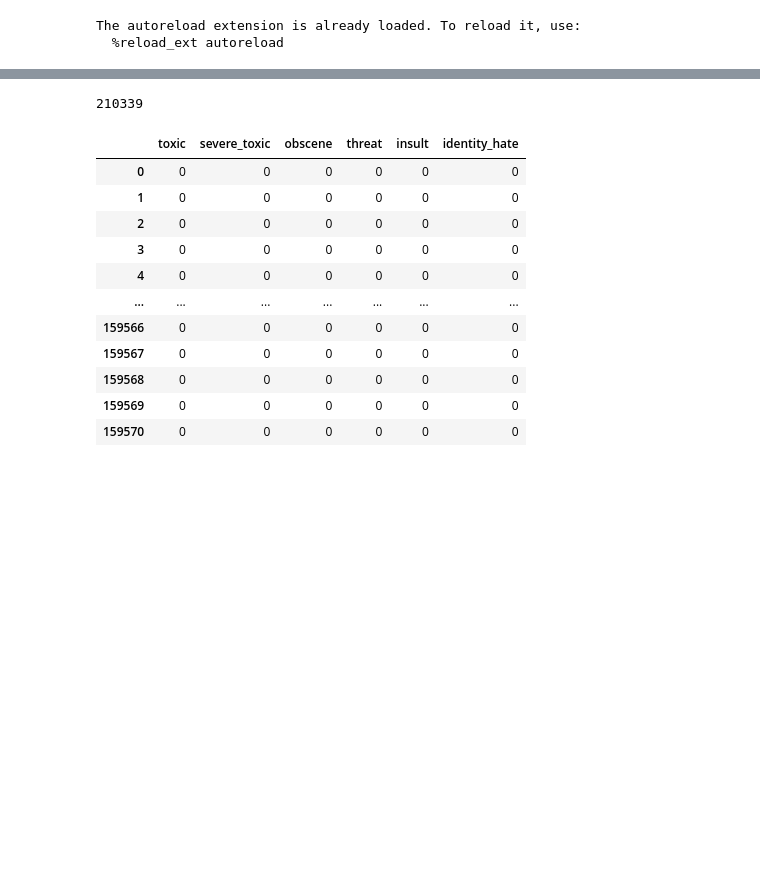
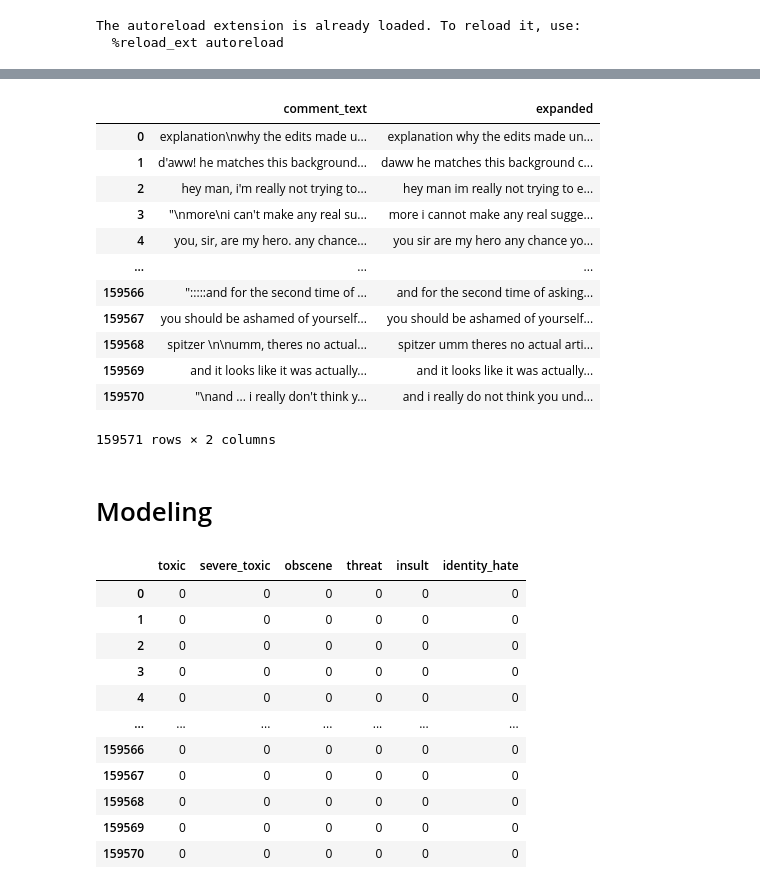
Before and after one commit to guywuolletjr/reddit_content_mod, a Jupyter notebook: Keras RNN.ipynb, the cells around one changed output, grey strips where cells are left out. Cells and saved outputs as stored; diff of their text form; code cells hidden in the pictures; blank space fills up the shorter version.

```diff
--- a/Keras RNN.ipynb
+++ b/Keras RNN.ipynb
@@ -67,3 +224,49 @@ X_train, y_train, X_test, y_test = load_data()
+# %%
+#convert text to lowercase
+X_train = X_train.apply(lambda x: x.astype(str).str.lower())
+X_test = X_test.apply(lambda x: x.astype(str).str.lower())
+
+#column now has the expanded contractions
+X_train['expanded'] = X_train.comment_text.apply(expandContractions)
+X_test['expanded'] = X_test.comment_text.apply(expandContractions)
+
+#remove numbers, punctuation
+#https://medium.com/@chaimgluck1/have-messy-text-data-clean-it-with-simple-lambda-functions-645918fcc2fc
+X_train['expanded'] = X_train.expanded.apply(lambda x: x.translate(str.maketrans('','',string.punctuation)))
+X_test['expanded'] = X_test.expanded.apply(lambda x: x.translate(str.maketrans('','',string.punctuation)))
+X_train['expanded'] = X_train.expanded.apply(lambda x: x.translate(str.maketrans('','','1234567890')))
+X_test['expanded'] = X_test.expanded.apply(lambda x: x.translate(str.maketrans('','','1234567890')))
+
+#take away the \n vals
+X_train['expanded'] = X_train.expanded.apply(lambda x: x.translate(str.maketrans('\n',' ')))
+X_test['expanded'] = X_test.expanded.apply(lambda x: x.translate(str.maketrans('\n',' ')))
+
+#remove english stop words
+
+#strip white space
+
+#lemmatization
+# %%
+
+X_train = X_train.drop(['new_lines'], axis=1)
+# %%
+X_train
+# %% [output]
+|  | comment_text | expanded |
+| 0 | explanation\nwhy the edits made u... | explanation why the edits made un... |
+| 1 | d'aww! he matches this background... | daww he matches this background c... |
+| 2 | hey man, i'm really not trying to... | hey man im really not trying to e... |
+| 3 | "\nmore\ni can't make any real su... | more i cannot make any real sugge... |
+| 4 | you, sir, are my hero. any chance... | you sir are my hero any chance yo... |
+| ... | ... | ... |
+| 159566 | ":::::and for the second time of ... | and for the second time of asking... |
+| 159567 | you should be ashamed of yourself... | you should be ashamed of yourself... |
+| 159568 | spitzer \n\numm, theres no actual... | spitzer umm theres no actual arti... |
+| 159569 | and it looks like it was actually... | and it looks like it was actually... |
+| 159570 | "\nand ... i really don't think y... | and i really do not think you und... |
+159571 rows × 2 columns
+# %% [markdown]
+# Modeling
 # %%
 from keras import Sequential
 import keras
@@ -78,9 +289,0 @@ tokenizer.fit_on_texts(X_train['comment_text']) #fit the tokenizer to training s
-# %%
-#trying to find the length of the vocabulary, might shrink
-num_words = len(tokenizer.word_index) + 1
-num_words
-#looks like there is about 210K words... maybe we should pass in a maxwords
-#argument to the ttokenizer, but my guess is words that are really making
-#toxic comments are less frequent, so don't necessarily want to do that...
-# %% [output]
-210339
```
Also changed, not shown: parts of 11 cells of this notebook, 15 other files.
